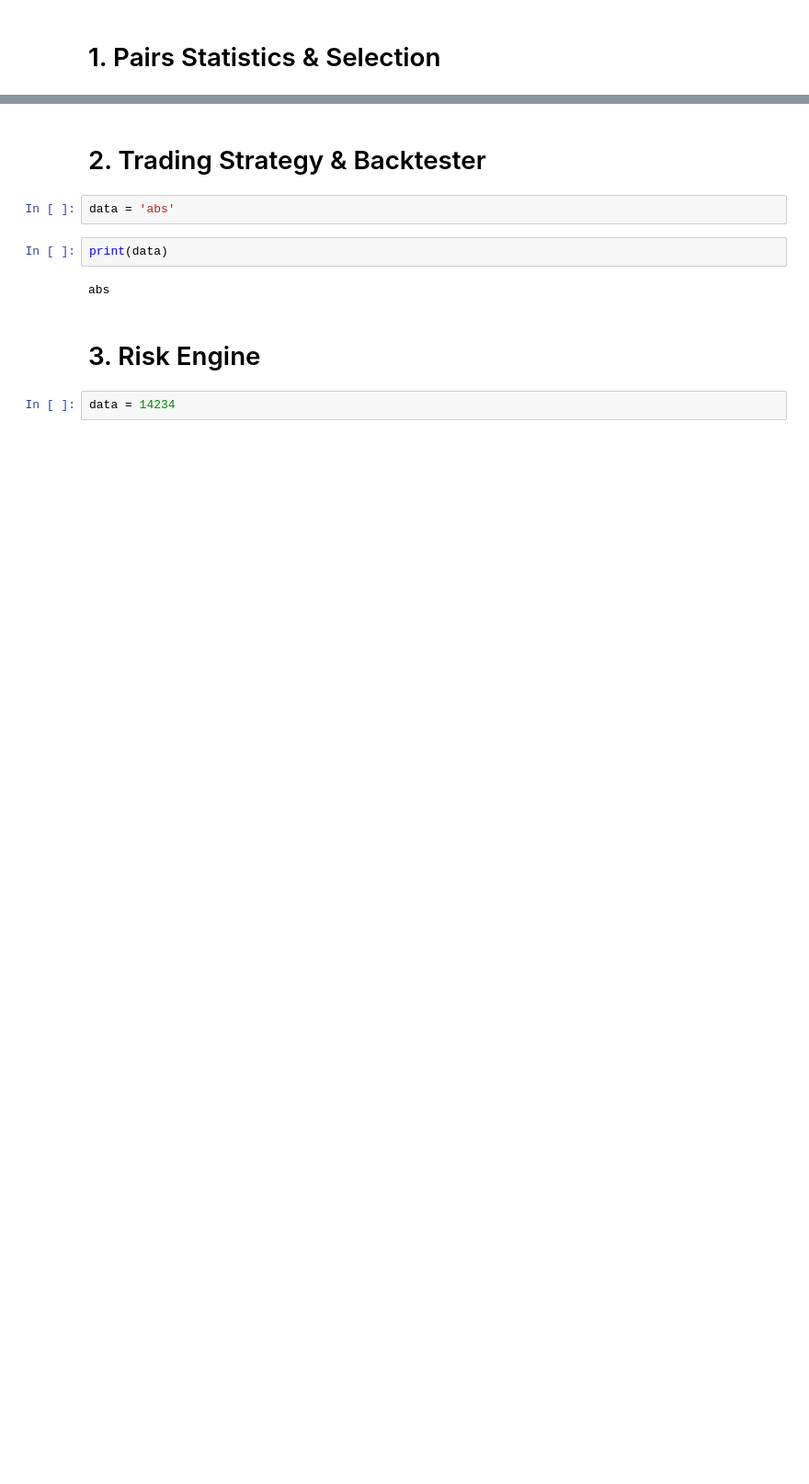
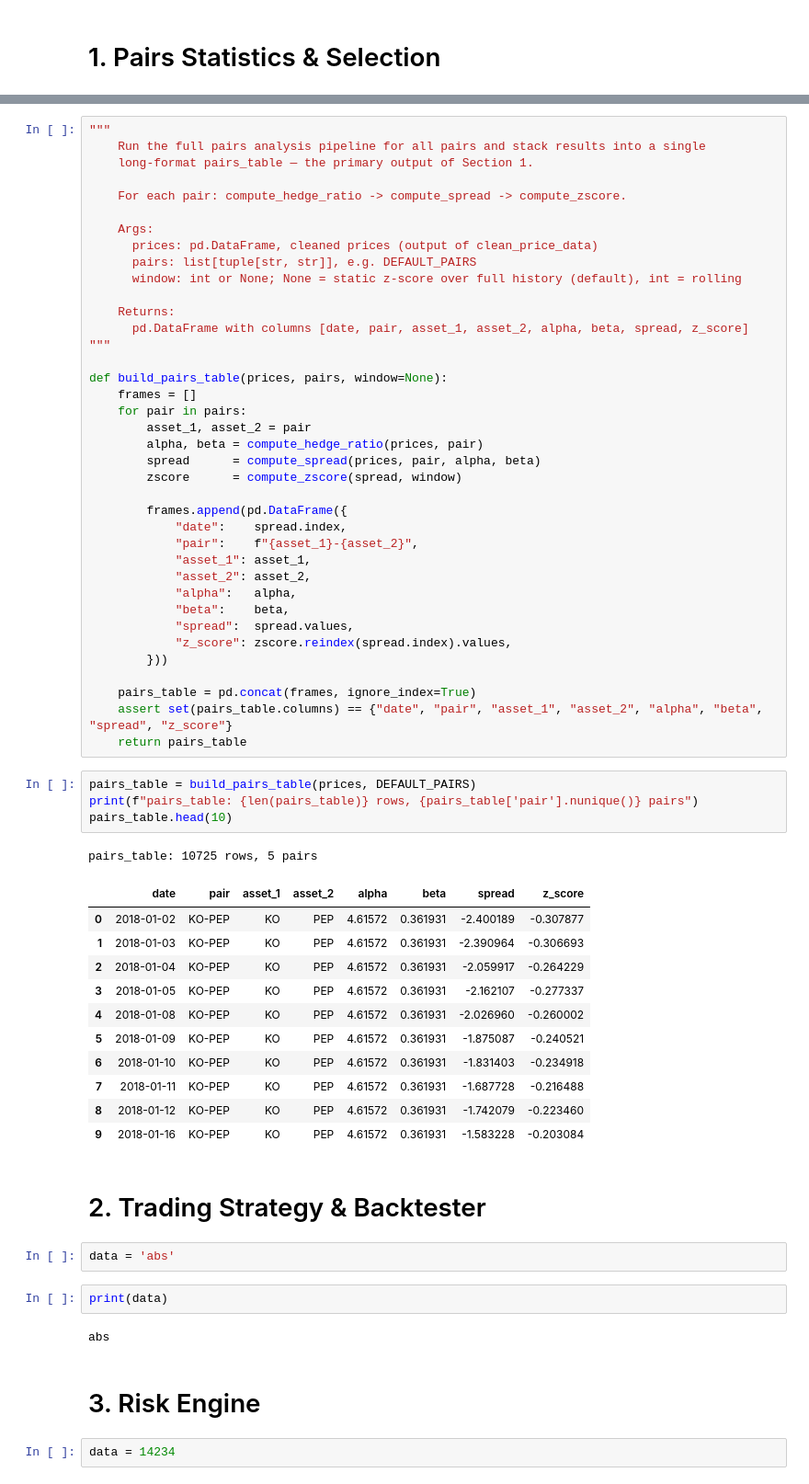
Before and after one commit to JamesDuf/UW-DRP-2026S, a Jupyter notebook: UW_DRP_2026S_pairs_trading_project.ipynb, the cells around one changed output, grey strips where cells are left out. Shown at 92% size. Saved outputs shown, nothing was run; the diff lists cells and outputs as text; blank space fills up the shorter version.

```diff
--- a/UW_DRP_2026S_pairs_trading_project.ipynb
+++ b/UW_DRP_2026S_pairs_trading_project.ipynb
@@ -81,3 +263,58 @@ Hello
+# %%
+"""
+    Run the full pairs analysis pipeline for all pairs and stack results into a single
+    long-format pairs_table — the primary output of Section 1.
+
+    For each pair: compute_hedge_ratio -> compute_spread -> compute_zscore.
+
+    Args:
+      prices: pd.DataFrame, cleaned prices (output of clean_price_data)
+      pairs: list[tuple[str, str]], e.g. DEFAULT_PAIRS
+      window: int or None; None = static z-score over full history (default), int = rolling
+
+    Returns:
+      pd.DataFrame with columns [date, pair, asset_1, asset_2, alpha, beta, spread, z_score]
+"""
+
+def build_pairs_table(prices, pairs, window=None):
+    frames = []
+    for pair in pairs:
+        asset_1, asset_2 = pair
+        alpha, beta = compute_hedge_ratio(prices, pair)
+        spread      = compute_spread(prices, pair, alpha, beta)
+        zscore      = compute_zscore(spread, window)
+
+        frames.append(pd.DataFrame({
+            "date":    spread.index,
+            "pair":    f"{asset_1}-{asset_2}",
+            "asset_1": asset_1,
+            "asset_2": asset_2,
+            "alpha":   alpha,
+            "beta":    beta,
+            "spread":  spread.values,
+            "z_score": zscore.reindex(spread.index).values,
+        }))
+
+    pairs_table = pd.concat(frames, ignore_index=True)
+    assert set(pairs_table.columns) == {"date", "pair", "asset_1", "asset_2", "alpha", "beta", "spread", "z_score"}
+    return pairs_table
+# %%
+pairs_table = build_pairs_table(prices, DEFAULT_PAIRS)
+print(f"pairs_table: {len(pairs_table)} rows, {pairs_table['pair'].nunique()} pairs")
+pairs_table.head(10)
+# %% [output]
+pairs_table: 10725 rows, 5 pairs
+|  | date | pair | asset_1 | asset_2 | alpha | beta | spread | z_score |
+| 0 | 2018-01-02 | KO-PEP | KO | PEP | 4.61572 | 0.361931 | -2.400189 | -0.307877 |
+| 1 | 2018-01-03 | KO-PEP | KO | PEP | 4.61572 | 0.361931 | -2.390964 | -0.306693 |
+| 2 | 2018-01-04 | KO-PEP | KO | PEP | 4.61572 | 0.361931 | -2.059917 | -0.264229 |
+| 3 | 2018-01-05 | KO-PEP | KO | PEP | 4.61572 | 0.361931 | -2.162107 | -0.277337 |
+| 4 | 2018-01-08 | KO-PEP | KO | PEP | 4.61572 | 0.361931 | -2.026960 | -0.260002 |
+| 5 | 2018-01-09 | KO-PEP | KO | PEP | 4.61572 | 0.361931 | -1.875087 | -0.240521 |
+| 6 | 2018-01-10 | KO-PEP | KO | PEP | 4.61572 | 0.361931 | -1.831403 | -0.234918 |
+| 7 | 2018-01-11 | KO-PEP | KO | PEP | 4.61572 | 0.361931 | -1.687728 | -0.216488 |
+| 8 | 2018-01-12 | KO-PEP | KO | PEP | 4.61572 | 0.361931 | -1.742079 | -0.223460 |
+| 9 | 2018-01-16 | KO-PEP | KO | PEP | 4.61572 | 0.361931 | -1.583228 | -0.203084 |
 # %% [markdown]
 # 2. Trading Strategy & Backtester
 # %%
```
Also changed, not shown: parts of 13 cells of this notebook, 1 other file.
